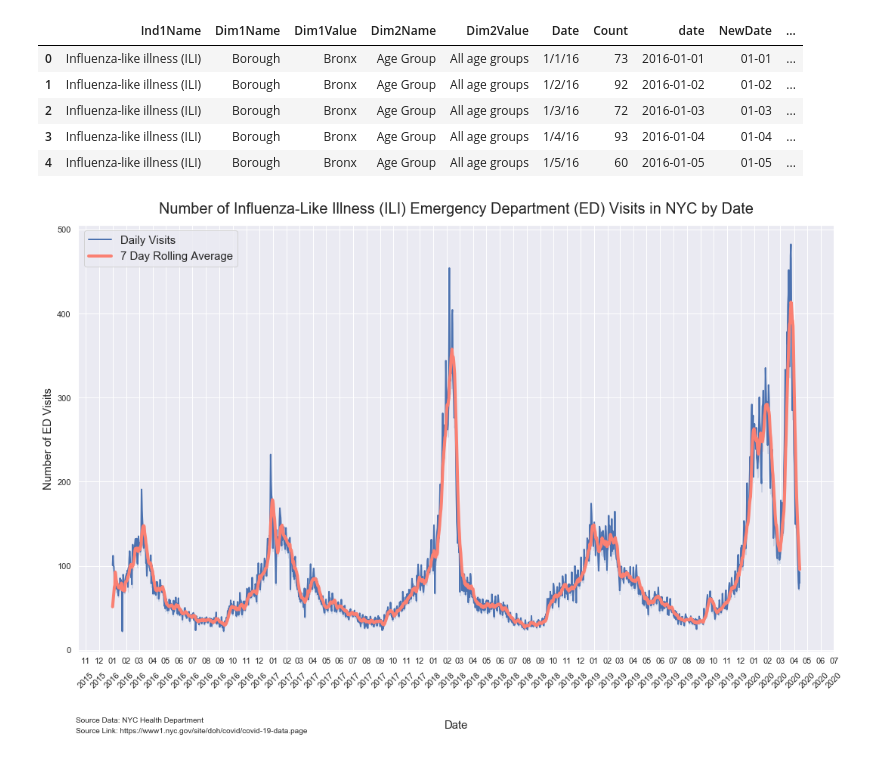
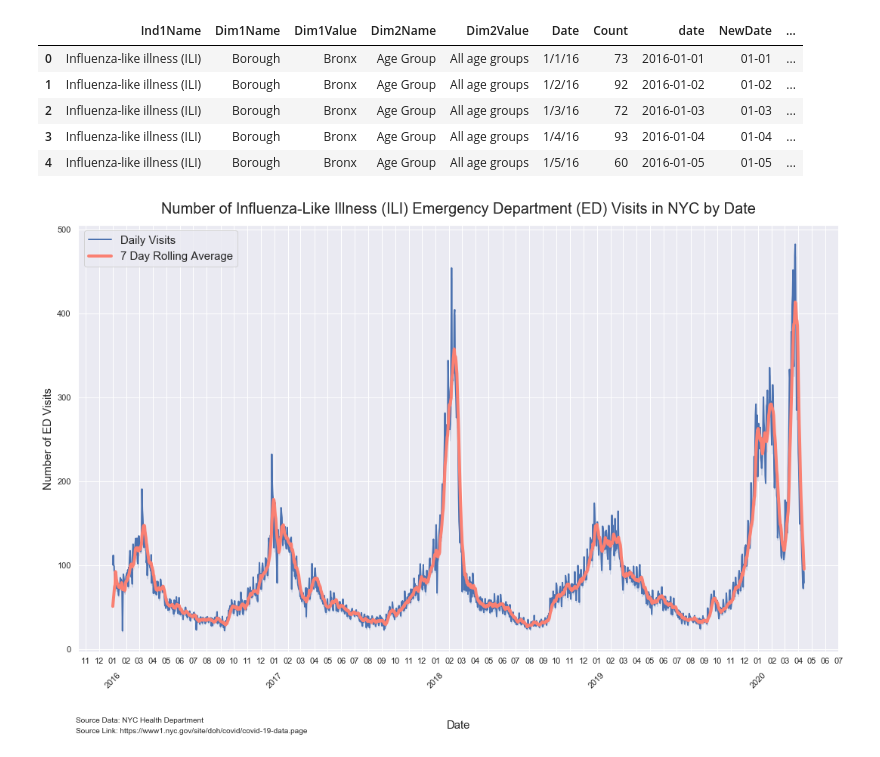
Before and after one commit to mebauer/covid-19-nyc, a Jupyter notebook: covid-19-nyc.ipynb, the cells around one changed output. Cells and saved outputs as stored; diff of their text form; code cells hidden in the pictures.

```diff
--- a/covid-19-nyc.ipynb
+++ b/covid-19-nyc.ipynb
@@ -666,32 +666,32 @@ sns.lineplot(x="date",
             y="Count",
             color="C0",
             data=all_age_groups, linewidth=2, ci=False, label = 'Daily Visits')
 
 sns.lineplot(x="date",
             y="7_day_rolling_average",
             color="salmon",
             data=all_age_groups, linewidth=4, ci=False, label = '7 Day Rolling Average')
 
 ax1.xaxis.set_minor_locator(dates.MonthLocator())
 ax1.xaxis.set_minor_formatter(dates.DateFormatter('%m'))
 ax1.xaxis.grid(True, which="major")
-ax1.xaxis.set_major_locator(dates.MonthLocator())
+ax1.xaxis.set_major_locator(dates.YearLocator())
 ax1.xaxis.set_major_formatter(dates.DateFormatter('%Y'))
 ax1.get_yaxis().set_major_formatter(matplotlib.ticker.FuncFormatter(lambda x, p: format(int(x), ',')))
 ax1.xaxis.labelpad = 40
 
 plt.xticks(rotation=45)
 ax1.grid(axis='x', which='minor')
 ax1.tick_params(axis='x', which='major', pad=20)
 
 leg = ax1.legend(loc='upper left', fontsize=15)
 
 ax1.set_xlabel('Date', fontsize=15)
 ax1.set_ylabel('Number of ED Visits', fontsize=15)
 plt.title('Number of Influenza-Like Illness (ILI) Emergency Department (ED) Visits in NYC by Date', pad = 15, fontsize=20)
 plt.figtext(0.05, 0.03, txt, wrap=True, horizontalalignment='left', fontsize=10)
 plt.figtext(0.05, 0.01, txt2, wrap=True, horizontalalignment='left', fontsize=10)
 
 plt.tight_layout()
 # %% [output]
-[figure, old version]
+[figure, new version]
```
Also changed, not shown: parts of 16 cells of this notebook, 2 other files.
